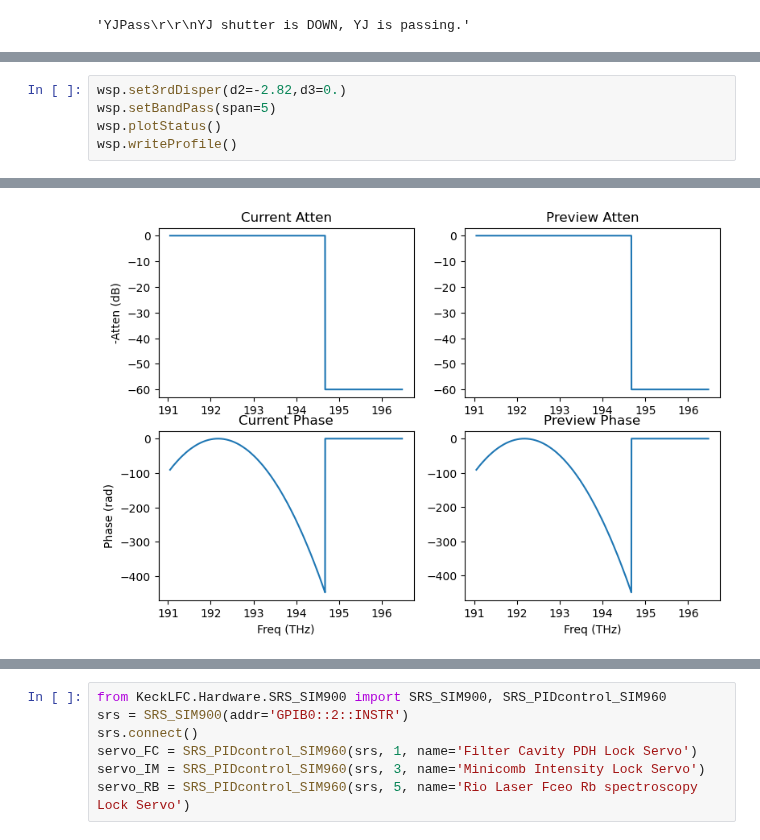
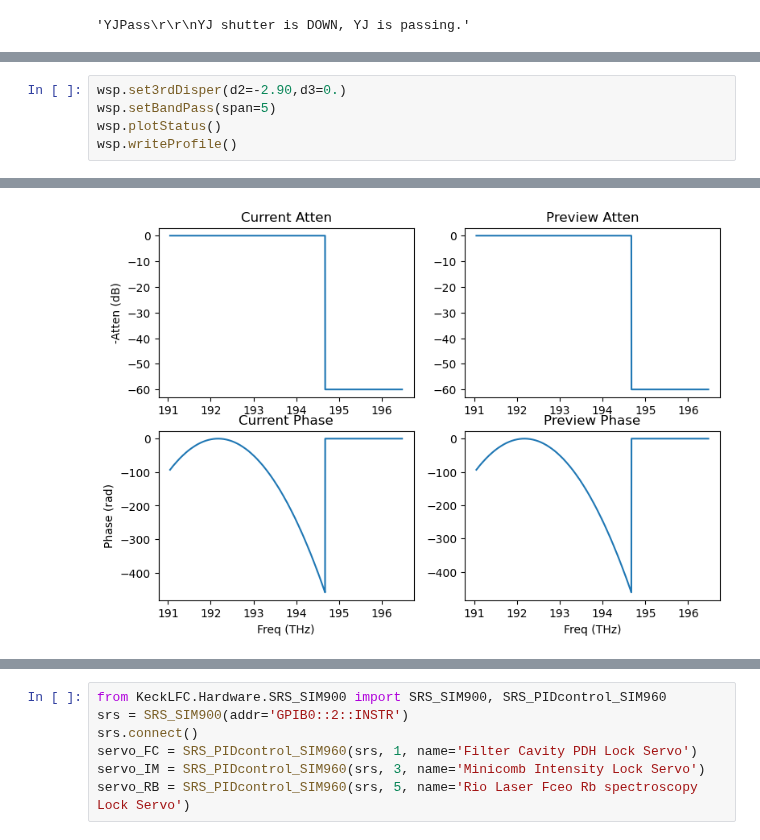
Before and after one commit to kester2015/KeckLFC-deploy, a Jupyter notebook: Notebooks/Minicomb_test_Feb.ipynb, the cells around one changed output, grey strips where cells are left out. Drawn from its saved outputs; the diff is of its cells as text.

```diff
--- a/Notebooks/Minicomb_test_Feb.ipynb
+++ b/Notebooks/Minicomb_test_Feb.ipynb
@@ -692,5 +692,5 @@ NameError: name 'wsp' is not defined
 # %%
-wsp.set3rdDisper(d2=-2.82,d3=0.)
+wsp.set3rdDisper(d2=-2.90,d3=0.)
 wsp.setBandPass(span=5)
 wsp.plotStatus()
 wsp.writeProfile()
@@ -703,5 +703,5 @@ Waveshaper Set atten to BandPass [189.675~194.675] THz ([1580.559~1539.964] nm).
 Waveshaper profile write successful.
-[figure, old version]
+[figure, new version]
 # %%
 osa.get_trace('a')
 # %% [output]
```
Also changed, not shown: parts of 43 cells of this notebook, 6 other files.
